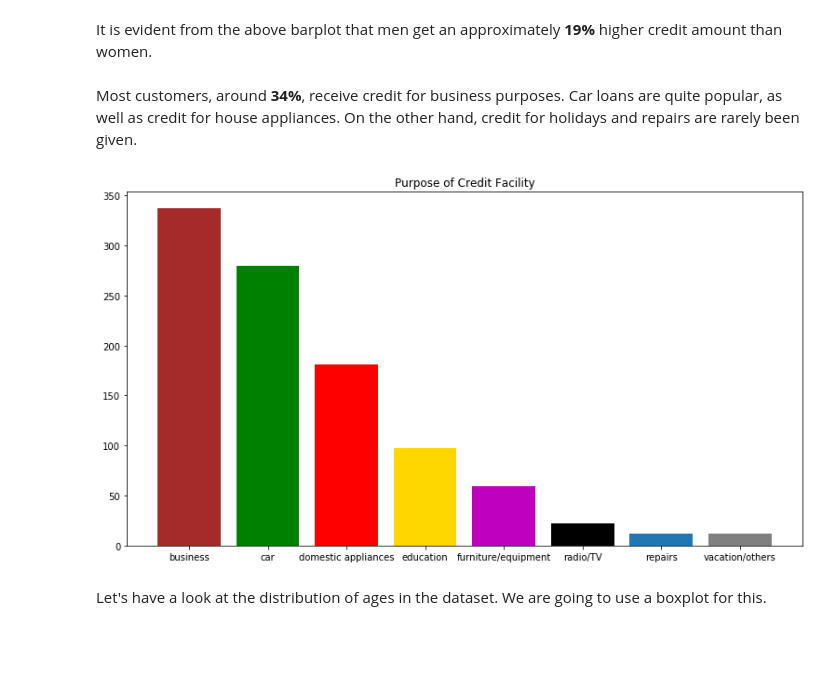
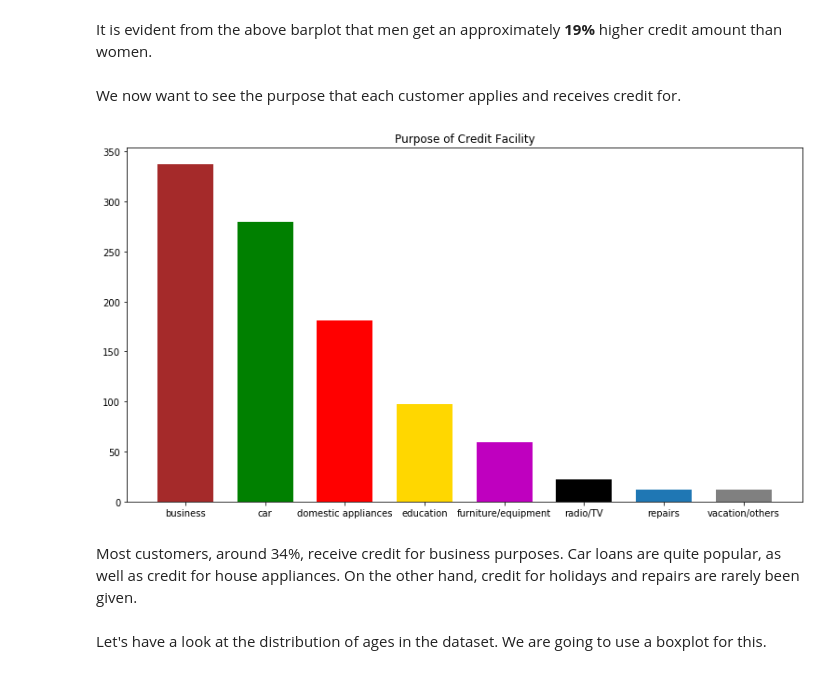
Before and after one commit to pvts/credit-risk-classification, a Jupyter notebook: Credit Risk Classification.ipynb, the cells around one changed output. Drawn from its saved outputs; the diff is of its cells as text; code cells hidden in the pictures; blank space fills up the shorter version.

```diff
--- a/Credit Risk Classification.ipynb
+++ b/Credit Risk Classification.ipynb
@@ -63,20 +64,22 @@ plt.show()
 # %% [markdown]
 It is evident from the above barplot that men get an approximately **19%** higher credit amount than women.
+# %% [markdown]
+We now want to see the purpose that each customer applies and  receives credit for.
 # %%
 #preparing the data for the barplot
 purpose = np.unique(df['Purpose'])
 no_purpose = df['Purpose'].value_counts()
 colors_1 = ['brown','g','r', 'gold', 'm', 'k', 'tab:blue', 'gray']
+
+#Plot showing the reason for credit
+plt.figure(figsize=(13,7))
+plt.bar(purpose, no_purpose, color=colors_1, width=0.7)
+plt.title('Purpose of Credit Facility')
+plt.show()
+# %% [output]
+[figure, added]
 # %% [markdown]
-Most customers, around **34%**, receive credit for business purposes. Car loans are quite popular, as well as credit for house appliances. On the other hand, credit for holidays and repairs are rarely been given.
+Most customers, around 34%, receive credit for business purposes. Car loans are quite popular, as well as credit for house appliances. On the other hand, credit for holidays and repairs are rarely been given.
-# %%
-#Plot showing the reason for credit
-plt.figure(figsize=(13,7))
-plt.bar(purpose, no_purpose, color=colors_1)
-plt.title('Purpose of Credit Facility')
-plt.show()
-# %% [output]
-[figure, removed]
 # %% [markdown]
 Let's have a look at the distribution of ages in the dataset. We are going to use a boxplot for this.
 # %%
```
Also changed, not shown: parts of 18 cells of this notebook.
